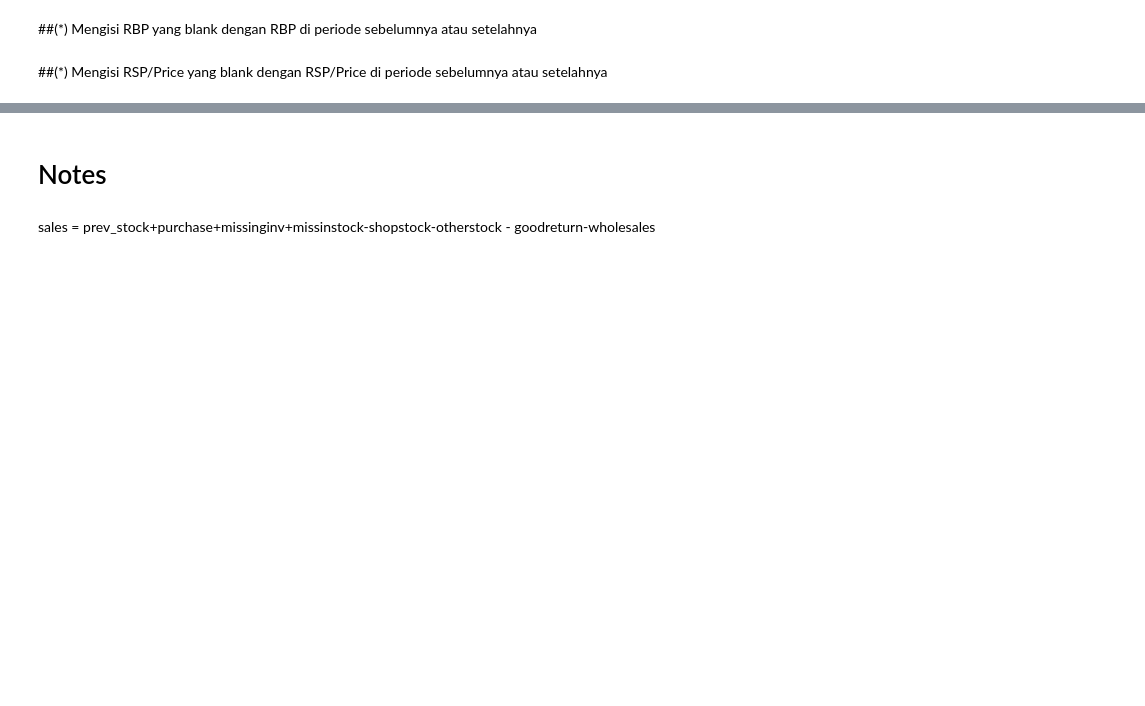
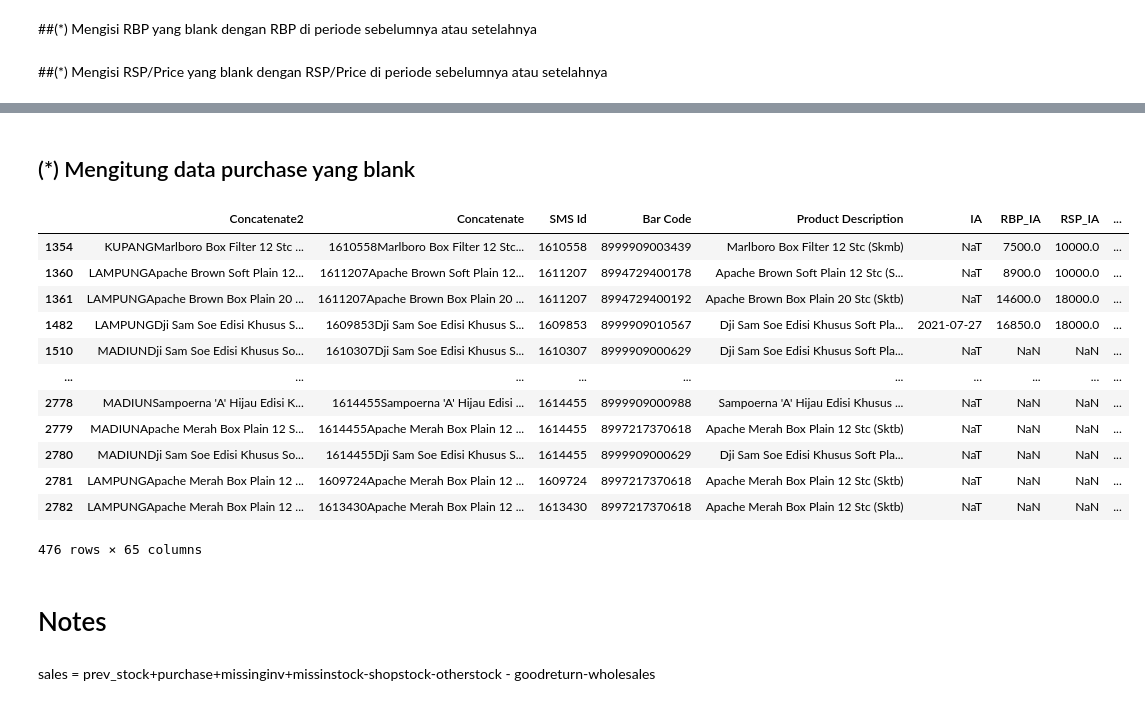
Before and after one commit to dyahrosita/Project, a Jupyter notebook: Project_JTI_5AO.ipynb, the cells around one changed output, grey strips where cells are left out. Saved outputs shown, nothing was run; the diff lists cells and outputs as text; code cells hidden in the pictures; blank space fills up the shorter version.

```diff
--- a/Project_JTI_5AO.ipynb
+++ b/Project_JTI_5AO.ipynb
@@ -850,0 +920,2 @@ df_clean['RSP_RA4'] = np.where(df_clean['RSP_RA4'].isna(), df_clean['RSP_RA3'],
+# %% [markdown]
+## (*) Mengitung data purchase yang blank
@@ -851,3 +927,19 @@ df_clean['RSP_RA4'] = np.where(df_clean['RSP_RA4'].isna(), df_clean['RSP_RA3'],
+# %%
+df_merge[df_merge['Purchase_RA2'].isna()]
+# %% [output]
+|  | Concatenate2 | Concatenate | SMS Id | Bar Code | Product Description | IA | RBP_IA | RSP_IA | ... |
+| 1354 | KUPANGMarlboro Box Filter 12 Stc ... | 1610558Marlboro Box Filter 12 Stc... | 1610558 | 8999909003439 | Marlboro Box Filter 12 Stc (Skmb) | NaT | 7500.0 | 10000.0 | ... |
+| 1360 | LAMPUNGApache Brown Soft Plain 12... | 1611207Apache Brown Soft Plain 12... | 1611207 | 8994729400178 | Apache Brown Soft Plain 12 Stc (S... | NaT | 8900.0 | 10000.0 | ... |
+| 1361 | LAMPUNGApache Brown Box Plain 20 ... | 1611207Apache Brown Box Plain 20 ... | 1611207 | 8994729400192 | Apache Brown Box Plain 20 Stc (Sktb) | NaT | 14600.0 | 18000.0 | ... |
+| 1482 | LAMPUNGDji Sam Soe Edisi Khusus S... | 1609853Dji Sam Soe Edisi Khusus S... | 1609853 | 8999909010567 | Dji Sam Soe Edisi Khusus Soft Pla... | 2021-07-27 | 16850.0 | 18000.0 | ... |
+| 1510 | MADIUNDji Sam Soe Edisi Khusus So... | 1610307Dji Sam Soe Edisi Khusus S... | 1610307 | 8999909000629 | Dji Sam Soe Edisi Khusus Soft Pla... | NaT | NaN | NaN | ... |
+| ... | ... | ... | ... | ... | ... | ... | ... | ... | ... |
+| 2778 | MADIUNSampoerna 'A' Hijau Edisi K... | 1614455Sampoerna 'A' Hijau Edisi ... | 1614455 | 8999909000988 | Sampoerna 'A' Hijau Edisi Khusus ... | NaT | NaN | NaN | ... |
+| 2779 | MADIUNApache Merah Box Plain 12 S... | 1614455Apache Merah Box Plain 12 ... | 1614455 | 8997217370618 | Apache Merah Box Plain 12 Stc (Sktb) | NaT | NaN | NaN | ... |
+| 2780 | MADIUNDji Sam Soe Edisi Khusus So... | 1614455Dji Sam Soe Edisi Khusus S... | 1614455 | 8999909000629 | Dji Sam Soe Edisi Khusus Soft Pla... | NaT | NaN | NaN | ... |
+| 2781 | LAMPUNGApache Merah Box Plain 12 ... | 1609724Apache Merah Box Plain 12 ... | 1609724 | 8997217370618 | Apache Merah Box Plain 12 Stc (Sktb) | NaT | NaN | NaN | ... |
+| 2782 | LAMPUNGApache Merah Box Plain 12 ... | 1613430Apache Merah Box Plain 12 ... | 1613430 | 8997217370618 | Apache Merah Box Plain 12 Stc (Sktb) | NaT | NaN | NaN | ... |
+476 rows × 65 columns
 # %% [markdown]
 # Notes
 # %% [markdown]
```
Also changed, not shown: parts of 15 cells of this notebook.
